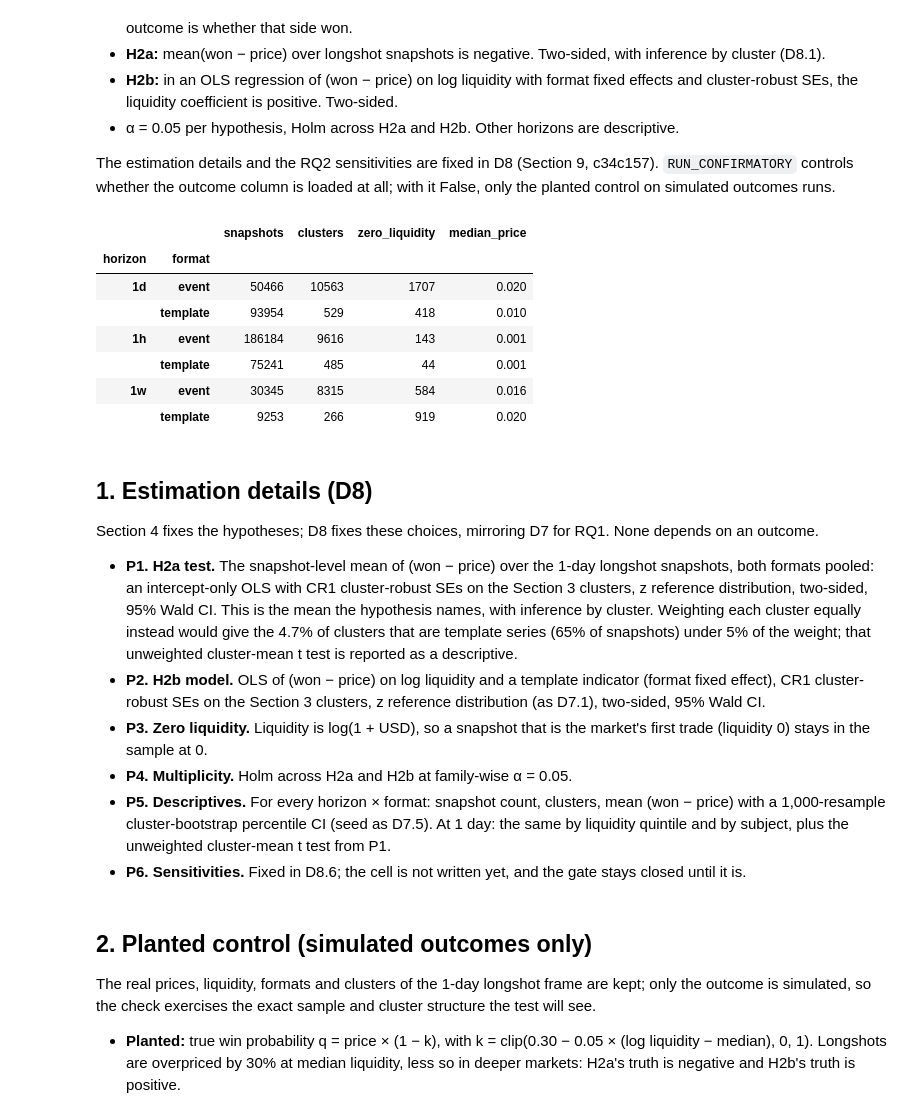
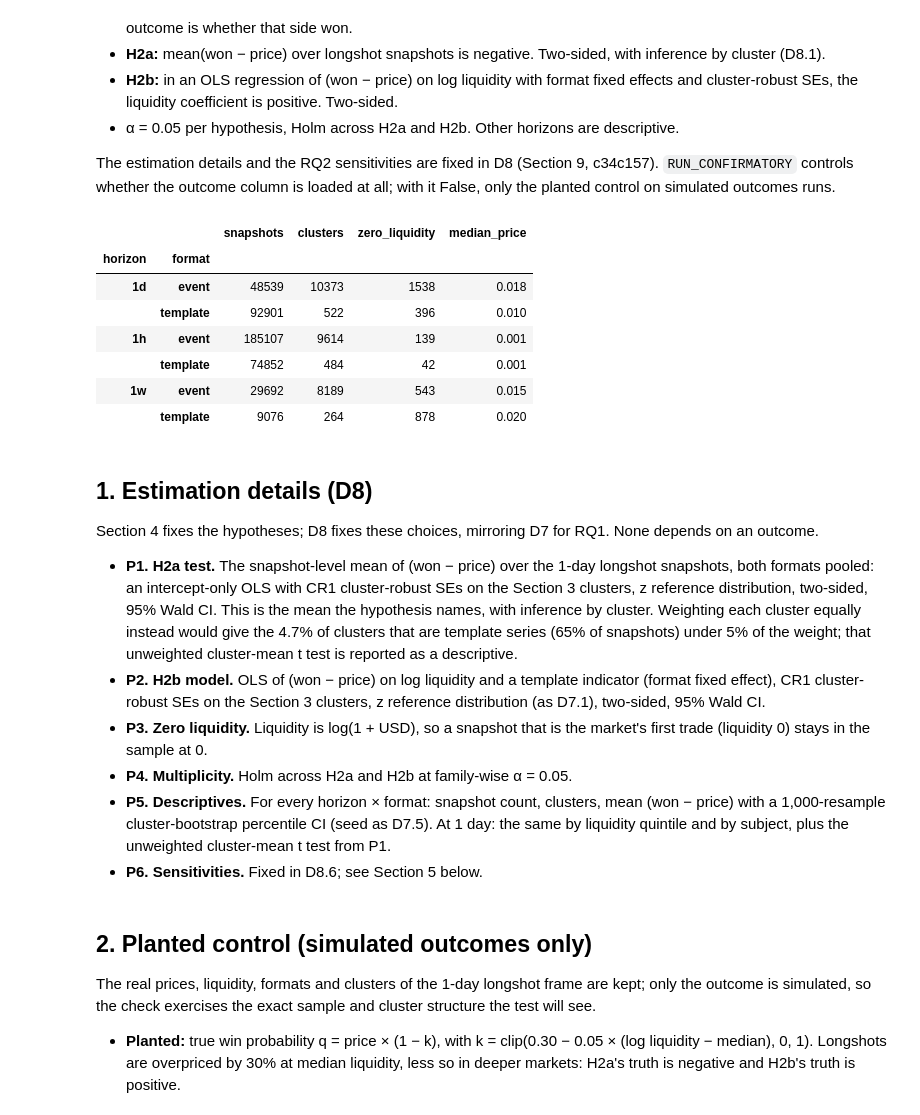
Before and after one commit to dayconnor/polymarket-analysis, a Jupyter notebook: notebooks/02_rq2_longshot.ipynb, the cells around one changed output. Drawn from its saved outputs; the diff is of its cells as text; code cells hidden in the pictures.

```diff
--- a/notebooks/02_rq2_longshot.ipynb
+++ b/notebooks/02_rq2_longshot.ipynb
@@ -40,41 +40,42 @@ pd.set_option("display.width", 200)
 
 cols = ["market_id", "horizon", "snap_price", "is_primary", "within_cap", "volume_usd",
         "liquidity_usd", "format", "subject", "cluster_id", "event_id", "close_year",
         "early_close"] + (["token1_won"] if RUN_CONFIRMATORY else [])
 frame = pd.read_parquet(DATA / "mart_analysis.parquet", columns=cols)
 vwap = pd.read_parquet(DATA / "mart_vwap.parquet")[["market_id", "horizon", "vwap_price"]]
 frame = frame.merge(vwap, on=["market_id", "horizon"], how="left", validate="one_to_one")
 
 
 def longshots(df, price_col="snap_price"):
     """Cheaper side (T6) when priced below LONGSHOT: token1 if p < 0.5, else token2 at 1 - p."""
     d = df[df[price_col].notna()].copy()
-    d["ls_is_token1"] = d[price_col] < 0.5
-    d["ls_price"] = np.where(d["ls_is_token1"], d[price_col], 1 - d[price_col])
+    p = np.round(d[price_col], 6)
+    d["ls_is_token1"] = p < 0.5
+    d["ls_price"] = np.where(d["ls_is_token1"], p, np.round(1 - p, 6))
     d["log_liq"] = np.log1p(d["liquidity_usd"])       # P3
     d["template"] = (d["format"] == "template").astype(float)
     if RUN_CONFIRMATORY:
         d["won"] = np.where(d["ls_is_token1"], d["token1_won"], ~d["token1_won"]).astype(float)
     return d[d["ls_price"] < LONGSHOT].reset_index(drop=True)
 
 
 primary = frame[frame["is_primary"]]
 ls = longshots(primary)
 ls1d = ls[ls["horizon"] == PRIMARY_H].reset_index(drop=True)
 ls.groupby(["horizon", "format"]).agg(
     snapshots=("ls_price", "size"), clusters=("cluster_id", "nunique"),
     zero_liquidity=("liquidity_usd", lambda s: int((s <= 0).sum())),
     median_price=("ls_price", "median"),
 )
 # %% [output]
 |  |  | snapshots | clusters | zero_liquidity | median_price |
 | horizon | format |  |  |  |  |
-| 1d | event | 50466 | 10563 | 1707 | 0.020 |
-|  | template | 93954 | 529 | 418 | 0.010 |
-| 1h | event | 186184 | 9616 | 143 | 0.001 |
-|  | template | 75241 | 485 | 44 | 0.001 |
-| 1w | event | 30345 | 8315 | 584 | 0.016 |
-|  | template | 9253 | 266 | 919 | 0.020 |
+| 1d | event | 48539 | 10373 | 1538 | 0.018 |
+|  | template | 92901 | 522 | 396 | 0.010 |
+| 1h | event | 185107 | 9614 | 139 | 0.001 |
+|  | template | 74852 | 484 | 42 | 0.001 |
+| 1w | event | 29692 | 8189 | 543 | 0.015 |
+|  | template | 9076 | 264 | 878 | 0.020 |
 # %% [markdown]
 ## 1. Estimation details (D8)
 
@@ -98,8 +99,7 @@ depends on an outcome.
   (won − price) with a 1,000-resample cluster-bootstrap percentile CI (seed as D7.5).
   At 1 day: the same by liquidity quintile and by subject, plus the unweighted
   cluster-mean t test from P1.
-- **P6. Sensitivities.** Fixed in D8.6; the cell is not written yet, and the gate stays
-  closed until it is.
+- **P6. Sensitivities.** Fixed in D8.6; see Section 5 below.
 # %%
 def h2a(d, y, cluster_col="cluster_id"):
     """P1: snapshot mean of (y - price), intercept-only OLS, CR1 cluster SEs, z."""
```
Also changed, not shown: parts of 5 cells of this notebook, 31 other files.
